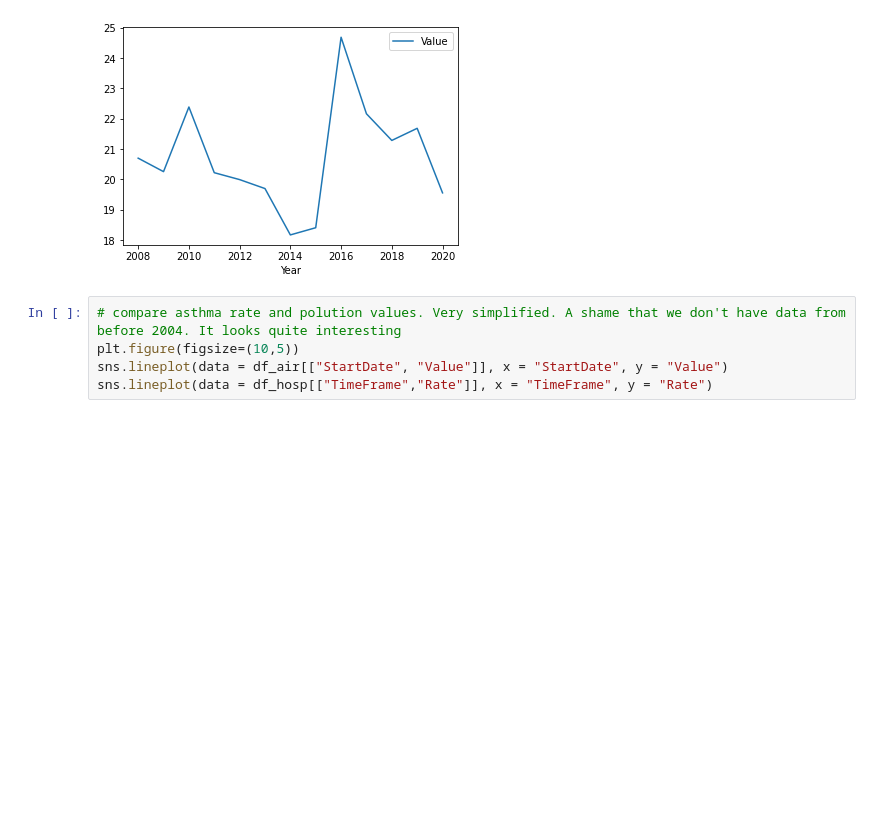
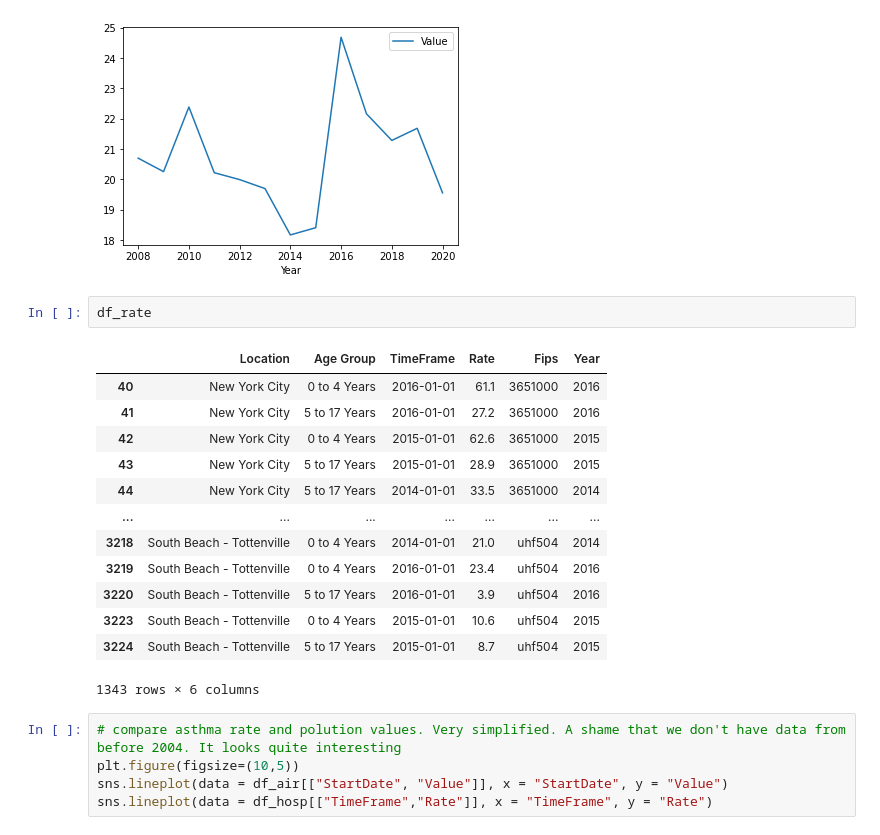
Before and after one commit to RasmusJuul/Social-Data, a Jupyter notebook: Olivers misc/data_import.ipynb, the cells around one changed output. Saved outputs shown, nothing was run; the diff lists cells and outputs as text; blank space fills up the shorter version.

```diff
--- a/Olivers misc/data_import.ipynb
+++ b/Olivers misc/data_import.ipynb
@@ -271,6 +287,22 @@ df_air[df_air.MeasureInfo == "ppb"][["Value","Year"]].groupby("Year").mean().plo
 # %% [output]
 <AxesSubplot:xlabel='Year'>
 [figure]
+# %%
+df_rate
+# %% [output]
+|  | Location | Age Group | TimeFrame | Rate | Fips | Year |
+| 40 | New York City | 0 to 4 Years | 2016-01-01 | 61.1 | 3651000 | 2016 |
+| 41 | New York City | 5 to 17 Years | 2016-01-01 | 27.2 | 3651000 | 2016 |
+| 42 | New York City | 0 to 4 Years | 2015-01-01 | 62.6 | 3651000 | 2015 |
+| 43 | New York City | 5 to 17 Years | 2015-01-01 | 28.9 | 3651000 | 2015 |
+| 44 | New York City | 5 to 17 Years | 2014-01-01 | 33.5 | 3651000 | 2014 |
+| ... | ... | ... | ... | ... | ... | ... |
+| 3218 | South Beach - Tottenville | 0 to 4 Years | 2014-01-01 | 21.0 | uhf504 | 2014 |
+| 3219 | South Beach - Tottenville | 0 to 4 Years | 2016-01-01 | 23.4 | uhf504 | 2016 |
+| 3220 | South Beach - Tottenville | 5 to 17 Years | 2016-01-01 | 3.9 | uhf504 | 2016 |
+| 3223 | South Beach - Tottenville | 0 to 4 Years | 2015-01-01 | 10.6 | uhf504 | 2015 |
+| 3224 | South Beach - Tottenville | 5 to 17 Years | 2015-01-01 | 8.7 | uhf504 | 2015 |
+1343 rows × 6 columns
 # %%
 # compare asthma rate and polution values. Very simplified. A shame that we don't have data from before 2004. It looks quite interesting
 plt.figure(figsize=(10,5))
```
Also changed, not shown: parts of 4 cells of this notebook, 3 other files.
